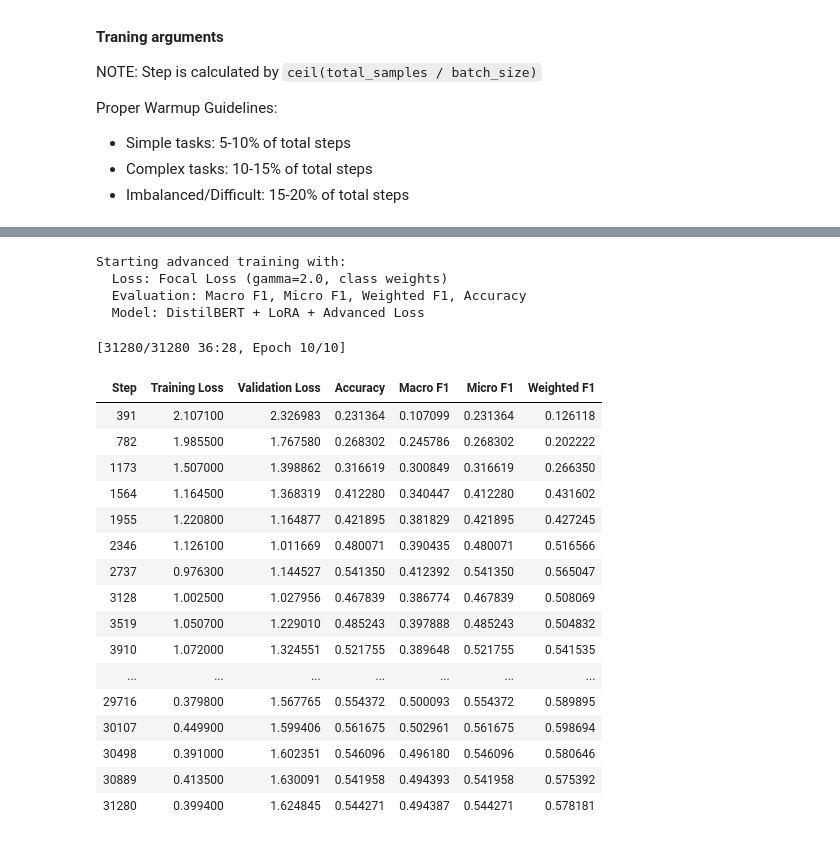
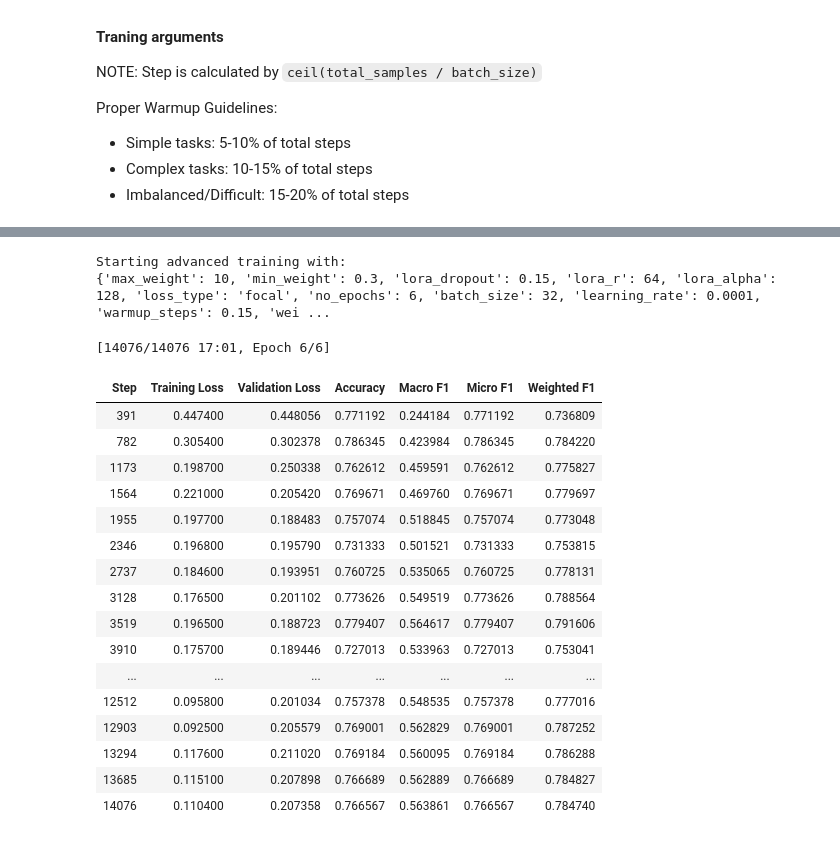
Before and after one commit to EmpoweredHouse/IE-pipeline, a Jupyter notebook: notebooks/MRDA_finetuning.ipynb, the cells around one changed output, grey strips where cells are left out. Saved outputs shown, nothing was run; the diff lists cells and outputs as text; code cells hidden in the pictures.

```diff
--- a/notebooks/MRDA_finetuning.ipynb
+++ b/notebooks/MRDA_finetuning.ipynb
@@ -195,13 +196,13 @@ Test split:
   Content: 11,848 samples (70.9%)
   Non-content: 4,854 samples (29.1%)
 # %%
-model_name = "distilbert-base-uncased"
-num_labels = 12
+MODEL_NAME = "distilbert-base-uncased"
+NUM_LABELS = 12
 
-tokenizer = AutoTokenizer.from_pretrained(model_name)
+tokenizer = AutoTokenizer.from_pretrained(MODEL_NAME)
 model = AutoModelForSequenceClassification.from_pretrained(
-    model_name,
-    num_labels=num_labels,
+    MODEL_NAME,
+    num_labels=NUM_LABELS,
     problem_type="single_label_classification"
 )
 
@@ -356,13 +355,13 @@ class FocalLoss(torch.nn.Module):
 
 # Custom Weighted Trainer
 class AdvancedTrainer(Trainer):
-    def __init__(self, loss_type="focal", class_weights=None, *args, **kwargs):
+    def __init__(self, loss_type="focal", class_weights=None, focal_gamma=2.0, loss_reduction="mean", *args, **kwargs):
         super().__init__(*args, **kwargs)
         self.loss_type = loss_type
         self.class_weights = class_weights
 
         if loss_type == "focal":
-            self.loss_fn = FocalLoss(alpha=class_weights, gamma=2.0)
+            self.loss_fn = FocalLoss(alpha=class_weights, gamma=focal_gamma, reduction=loss_reduction)
         elif loss_type == "weighted_ce":
             self.loss_fn = torch.nn.CrossEntropyLoss(weight=class_weights)
         else:
@@ -501,35 +519,50 @@ Steps per saving: 1564
 # %%
+hyperparams = {
+    "max_weight": MAX_WEIGHT,
+    "min_weight": MIN_WEIGHT,
+
+    "lora_dropout": LORA_DROPOUT,
+    "lora_r": LORA_R,
+    "lora_alpha": LORA_ALPHA,
+
+    "loss_type": LOSS_TYPE,
+    "no_epochs": NO_EPOCHS,
+    "batch_size": BATCH_SIZE,
+    "learning_rate": LEARNING_RATE,
+    "warmup_steps": WARMUP_STEPS,
+    "weight_decay": WEIGHT_DECAY,
+
+    "focal_gamma": FOCAL_GAMMA,
+    "loss_reduction": LOSS_REDUCTION,
+}
+
 print(f"\nStarting advanced training with:")
-print(f"  Loss: Focal Loss (gamma=2.0, class weights)")
-print(f"  Evaluation: Macro F1, Micro F1, Weighted F1, Accuracy")
-print(f"  Model: DistilBERT + LoRA + Advanced Loss")
+print(hyperparams)
 
 # Run advanced training
 advanced_result = advanced_trainer.train()
 
 print(f"\nAdvanced training completed!")
 print(f"Final train loss: {advanced_result.training_loss:.4f}")
 # %% [output]
 Starting advanced training with:
-  Loss: Focal Loss (gamma=2.0, class weights)
-  Evaluation: Macro F1, Micro F1, Weighted F1, Accuracy
-  Model: DistilBERT + LoRA + Advanced Loss
+{'max_weight': 10, 'min_weight': 0.3, 'lora_dropout': 0.15, 'lora_r': 64, 'lora_alpha': 128, 'loss_type': 'focal', 'no_epochs': 6, 'batch_size': 32, 'learning_rate': 0.0001, 'warmup_steps': 0.15, 'wei ...
-[31280/31280 36:28, Epoch 10/10]
+[14076/14076 17:01, Epoch 6/6]
 | Step | Training Loss | Validation Loss | Accuracy | Macro F1 | Micro F1 | Weighted F1 |
-| 391 | 2.107100 | 2.326983 | 0.231364 | 0.107099 | 0.231364 | 0.126118 |
-| 782 | 1.985500 | 1.767580 | 0.268302 | 0.245786 | 0.268302 | 0.202222 |
-| 1173 | 1.507000 | 1.398862 | 0.316619 | 0.300849 | 0.316619 | 0.266350 |
-| 1564 | 1.164500 | 1.368319 | 0.412280 | 0.340447 | 0.412280 | 0.431602 |
-| 1955 | 1.220800 | 1.164877 | 0.421895 | 0.381829 | 0.421895 | 0.427245 |
-| 2346 | 1.126100 | 1.011669 | 0.480071 | 0.390435 | 0.480071 | 0.516566 |
-| 2737 | 0.976300 | 1.144527 | 0.541350 | 0.412392 | 0.541350 | 0.565047 |
-| 3128 | 1.002500 | 1.027956 | 0.467839 | 0.386774 | 0.467839 | 0.508069 |
-| 3519 | 1.050700 | 1.229010 | 0.485243 | 0.397888 | 0.485243 | 0.504832 |
-| 3910 | 1.072000 | 1.324551 | 0.521755 | 0.389648 | 0.521755 | 0.541535 |
+| 391 | 0.447400 | 0.448056 | 0.771192 | 0.244184 | 0.771192 | 0.736809 |
+| 782 | 0.305400 | 0.302378 | 0.786345 | 0.423984 | 0.786345 | 0.784220 |
+| 1173 | 0.198700 | 0.250338 | 0.762612 | 0.459591 | 0.762612 | 0.775827 |
+| 1564 | 0.221000 | 0.205420 | 0.769671 | 0.469760 | 0.769671 | 0.779697 |
+| 1955 | 0.197700 | 0.188483 | 0.757074 | 0.518845 | 0.757074 | 0.773048 |
+| 2346 | 0.196800 | 0.195790 | 0.731333 | 0.501521 | 0.731333 | 0.753815 |
+| 2737 | 0.184600 | 0.193951 | 0.760725 | 0.535065 | 0.760725 | 0.778131 |
+| 3128 | 0.176500 | 0.201102 | 0.773626 | 0.549519 | 0.773626 | 0.788564 |
+| 3519 | 0.196500 | 0.188723 | 0.779407 | 0.564617 | 0.779407 | 0.791606 |
+| 3910 | 0.175700 | 0.189446 | 0.727013 | 0.533963 | 0.727013 | 0.753041 |
 | ... | ... | ... | ... | ... | ... | ... |
-| 29716 | 0.379800 | 1.567765 | 0.554372 | 0.500093 | 0.554372 | 0.589895 |
-| 30107 | 0.449900 | 1.599406 | 0.561675 | 0.502961 | 0.561675 | 0.598694 |
-| 30498 | 0.391000 | 1.602351 | 0.546096 | 0.496180 | 0.546096 | 0.580646 |
-| 30889 | 0.413500 | 1.630091 | 0.541958 | 0.494393 | 0.541958 | 0.575392 |
-| 31280 | 0.399400 | 1.624845 | 0.544271 | 0.494387 | 0.544271 | 0.578181 |
+| 12512 | 0.095800 | 0.201034 | 0.757378 | 0.548535 | 0.757378 | 0.777016 |
+| 12903 | 0.092500 | 0.205579 | 0.769001 | 0.562829 | 0.769001 | 0.787252 |
+| 13294 | 0.117600 | 0.211020 | 0.769184 | 0.560095 | 0.769184 | 0.786288 |
+| 13685 | 0.115100 | 0.207898 | 0.766689 | 0.562889 | 0.766689 | 0.784827 |
+| 14076 | 0.110400 | 0.207358 | 0.766567 | 0.563861 | 0.766567 | 0.784740 |
 Advanced training completed!
```
Also changed, not shown: parts of 12 cells of this notebook.
